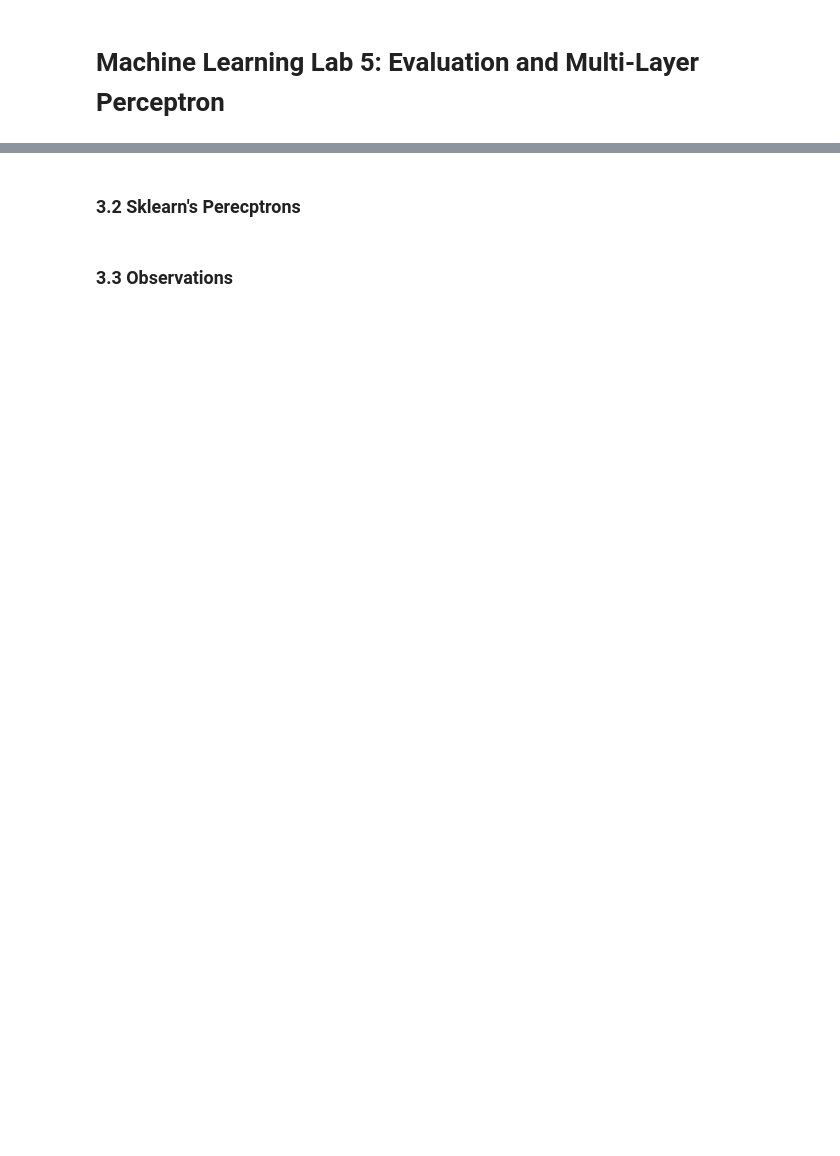
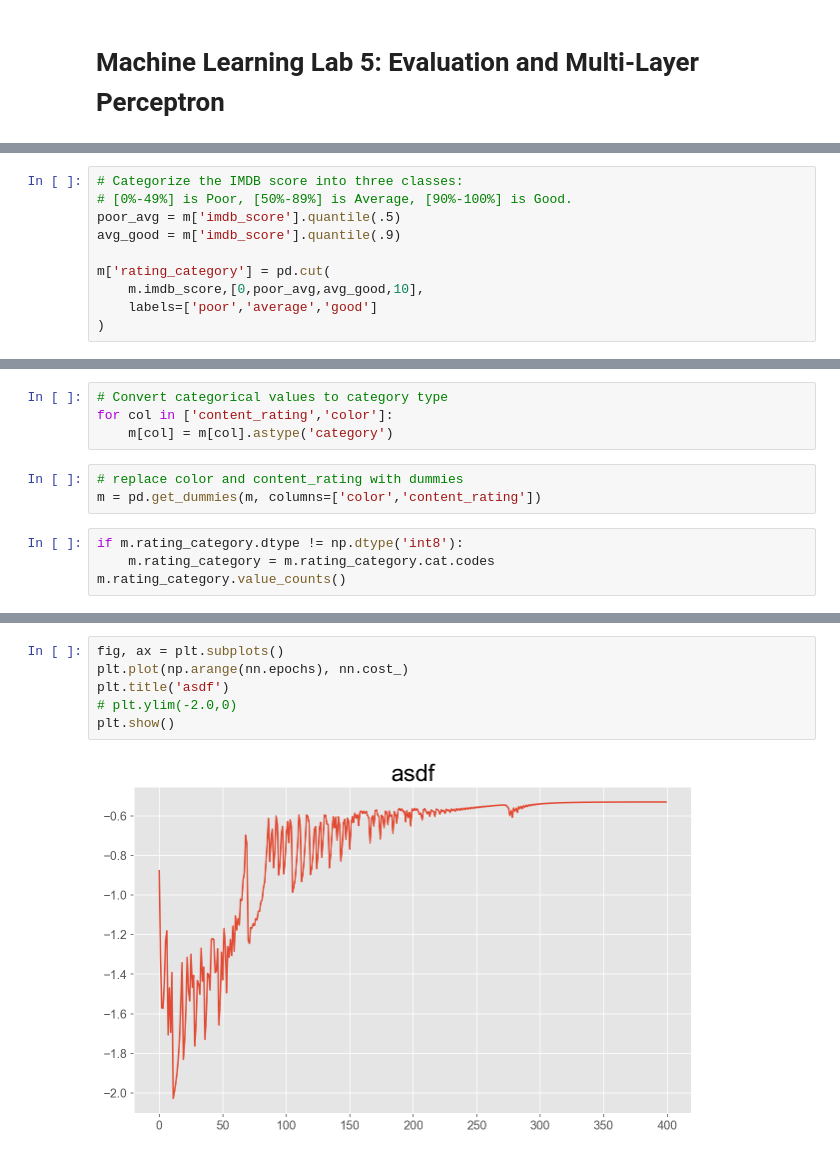
Before and after one commit to SMU-ML-2017/Project5, a Jupyter notebook: Project5.ipynb, the cells around one changed output, grey strips where cells are left out. Drawn from its saved outputs; the diff is of its cells as text; blank space fills up the shorter version.

```diff
--- a/Project5.ipynb
+++ b/Project5.ipynb
@@ -49,0 +87,10 @@ sns.set_style("whitegrid")
+# %%
+# Categorize the IMDB score into three classes:
+# [0%-49%] is Poor, [50%-89%] is Average, [90%-100%] is Good.
+poor_avg = m['imdb_score'].quantile(.5)
+avg_good = m['imdb_score'].quantile(.9)
+
+m['rating_category'] = pd.cut(
+    m.imdb_score,[0,poor_avg,avg_good,10],
+    labels=['poor','average','good']
+)
@@ -49,0 +101,11 @@ sns.set_style("whitegrid")
+# %%
+# Convert categorical values to category type
+for col in ['content_rating','color']:
+    m[col] = m[col].astype('category')
+# %%
+# replace color and content_rating with dummies
+m = pd.get_dummies(m, columns=['color','content_rating'])
+# %%
+if m.rating_category.dtype != np.dtype('int8'):
+    m.rating_category = m.rating_category.cat.codes
+m.rating_category.value_counts()
@@ -345,4 +513,8 @@ Shape of A3: (10, 1437)
-# %% [markdown]
-### 3.2 Sklearn's Perecptrons
-# %% [markdown]
-### 3.3 Observations
+# %%
+fig, ax = plt.subplots()
+plt.plot(np.arange(nn.epochs), nn.cost_)
+plt.title('asdf')
+# plt.ylim(-2.0,0)
+plt.show()
+# %% [output]
+[figure, added]
```
Also changed, not shown: parts of 26 cells of this notebook, 1 other file.
